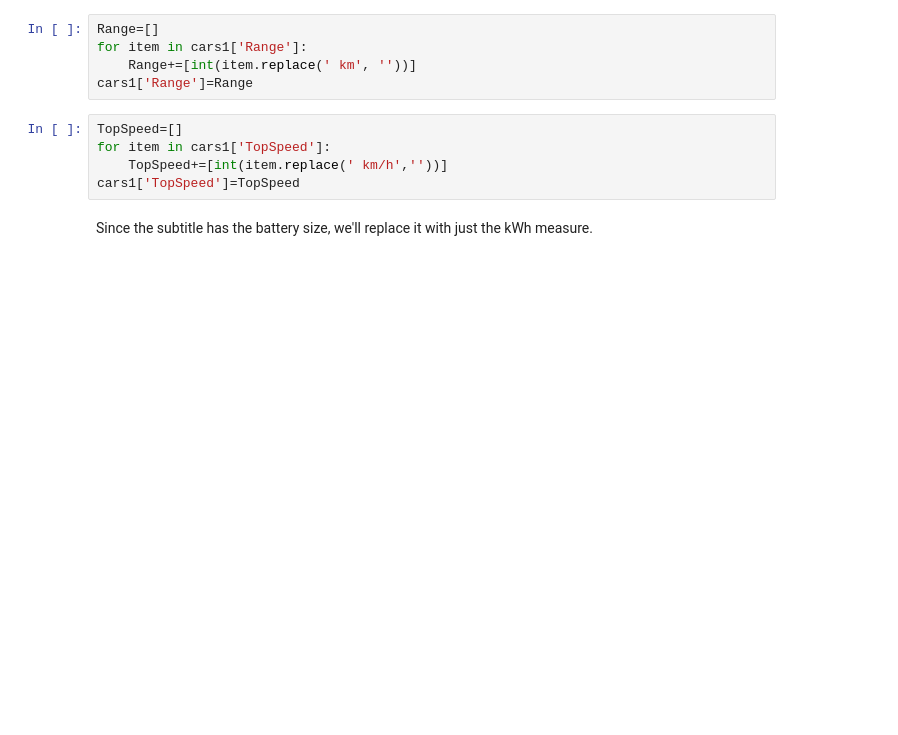
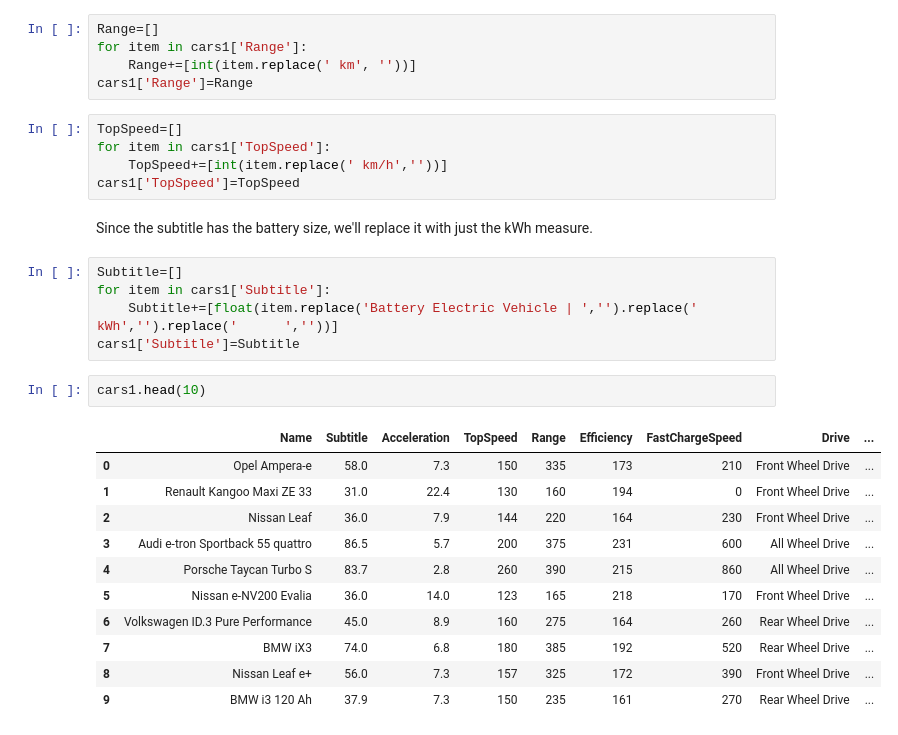
Before and after one commit to amitbudhathoki/EV_dataset_EDA, a Jupyter notebook: EV dataset.ipynb, the cells around one changed output. Saved outputs shown, nothing was run; the diff lists cells and outputs as text; blank space fills up the shorter version.

Commit message:
replaced battery size with kwh

```diff
--- a/EV dataset.ipynb
+++ b/EV dataset.ipynb
@@ -133,3 +133,22 @@ for item in cars1['TopSpeed']:
 cars1['TopSpeed']=TopSpeed
 # %% [markdown]
 Since the subtitle has the battery size, we'll replace it with just the kWh measure.
+# %%
+Subtitle=[]
+for item in cars1['Subtitle']:
+    Subtitle+=[float(item.replace('Battery Electric Vehicle | ','').replace(' kWh','').replace('      ',''))]
+cars1['Subtitle']=Subtitle
+# %%
+cars1.head(10)
+# %% [output]
+|  | Name | Subtitle | Acceleration | TopSpeed | Range | Efficiency | FastChargeSpeed | Drive | ... |
+| 0 | Opel Ampera-e | 58.0 | 7.3 | 150 | 335 | 173 | 210 | Front Wheel Drive | ... |
+| 1 | Renault Kangoo Maxi ZE 33 | 31.0 | 22.4 | 130 | 160 | 194 | 0 | Front Wheel Drive | ... |
+| 2 | Nissan Leaf | 36.0 | 7.9 | 144 | 220 | 164 | 230 | Front Wheel Drive | ... |
+| 3 | Audi e-tron Sportback 55 quattro | 86.5 | 5.7 | 200 | 375 | 231 | 600 | All Wheel Drive | ... |
+| 4 | Porsche Taycan Turbo S | 83.7 | 2.8 | 260 | 390 | 215 | 860 | All Wheel Drive | ... |
+| 5 | Nissan e-NV200 Evalia | 36.0 | 14.0 | 123 | 165 | 218 | 170 | Front Wheel Drive | ... |
+| 6 | Volkswagen ID.3 Pure Performance | 45.0 | 8.9 | 160 | 275 | 164 | 260 | Rear Wheel Drive | ... |
+| 7 | BMW iX3 | 74.0 | 6.8 | 180 | 385 | 192 | 520 | Rear Wheel Drive | ... |
+| 8 | Nissan Leaf e+ | 56.0 | 7.3 | 157 | 325 | 172 | 390 | Front Wheel Drive | ... |
+| 9 | BMW i3 120 Ah | 37.9 | 7.3 | 150 | 235 | 161 | 270 | Rear Wheel Drive | ... |
```
